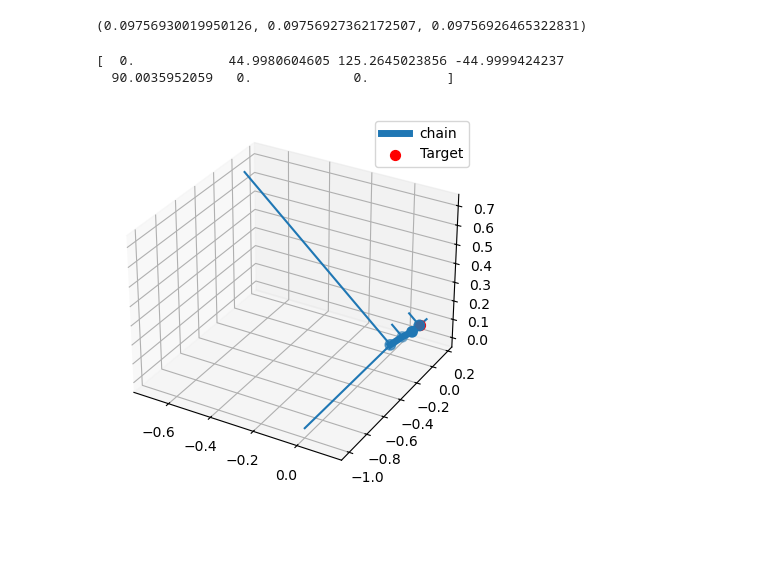
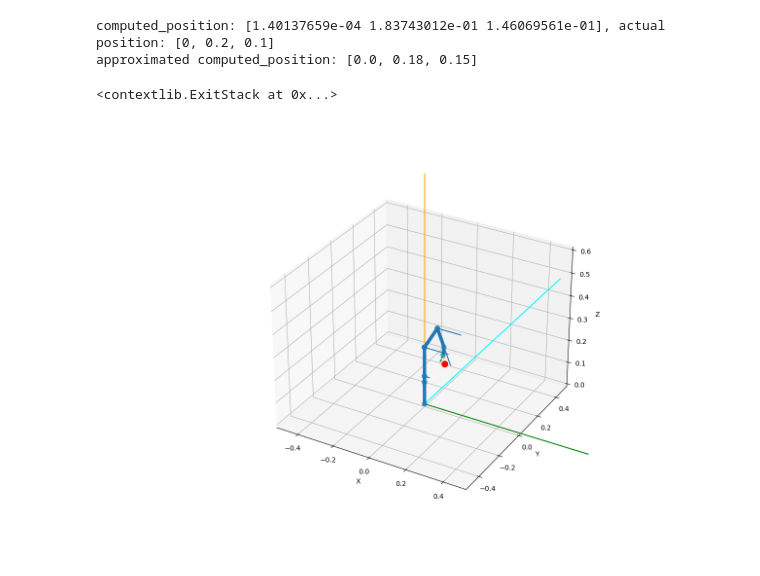
Before and after one commit to deltron-fr/robotic_arm, a Jupyter notebook: kinematics.ipynb, the cells around one changed output. Drawn from its saved outputs; the diff is of its cells as text; code cells hidden in the pictures; blank space fills up the shorter version.

```diff
--- a/kinematics.ipynb
+++ b/kinematics.ipynb
@@ -10 +11,7 @@ a2
+# %%
+arm_chain = Chain.from_urdf_file("robot.urdf", active_links_mask=[False, True, True, True, True, True, True])
+# %%
+target_position = [0, 0.2, 0.1]
+
+target_orientation = [-1, 0, 0]
 # %%
@@ -37,16 +47,7 @@ def forward_kinematics(thetas):
 # %%
 # !pip install ikpy
 # %%
-from ikpy.chain import Chain
+joint_angles = arm_chain.inverse_kinematics(target_position, target_orientation, orientation_mode="Y")
 
-arm_chain = Chain.from_urdf_file("robot.urdf")
-
-target_position = [0.1, 0.1, 0.1]
-
-joint_angles = arm_chain.inverse_kinematics(target_position)
-
-print("Joint angles:", joint_angles)
-
-print("End-effector pose:")
-print(arm_chain.forward_kinematics(joint_angles))
+print("Joint angles:", list(map(lambda x: math.degrees(x), joint_angles.tolist())))
 # %% [output]
@@ -75,27 +55,23 @@ print(fk_ikpy)
-# %%
-x = fk_ikpy[0, 3]
-y = fk_ikpy[1, 3]
-z = fk_ikpy[2, 3]
-x, y, z
-# %% [output]
-(0.09756930019950126, 0.09756927362172507, 0.09756926465322831)
-# %%
-print(np.degrees(joint_angles))
-# %% [output]
-[  0.            44.9980604605 125.2645023856 -44.9999424237
-  90.0035952059   0.             0.          ]
-# %%
-from ikpy.utils import plot as ikpy_plot
-import matplotlib.pyplot as plt
-
-calculated_angles = arm_chain.inverse_kinematics(target_position)
-fig = plt.figure()
-ax = fig.add_subplot(111, projection='3d')
-arm_chain.plot(calculated_angles, ax)
-ax.scatter(*target_position, color='red', s=50, label='Target')
-#ax.scatter(0, 0, 0, color='green', s=50, label='Base')
-
-ax.legend()
-plt.show()
-# %% [output]
-[figure, removed]
+# %%
+computed_position = arm_chain.forward_kinematics(joint_angles)
+approx_positions = list(map(lambda x: round(x, 2), computed_position[:3, 3]))
+print(f"computed_position: {computed_position[:3, 3]}, actual position: {target_position}")
+print(f"approximated computed_position: {approx_positions}")
+# %% [output]
+computed_position: [1.40137659e-04 1.83743012e-01 1.46069561e-01], actual position: [0, 0.2, 0.1]
+approximated computed_position: [0.0, 0.18, 0.15]
+# %%
+#%matplotlib inline
+%matplotlib widget
+import matplotlib.pyplot as plt
+fig, ax = ikpy_plot.init_3d_figure()
+fig.set_figheight(9)
+fig.set_figwidth(13)
+arm_chain.plot(joint_angles, ax, target=target_position)
+plt.xlim(-0.5, 0.5)
+plt.ylim(-0.5, 0.5)
+ax.set_zlim(0, 0.6)
+plt.ion()
+# %% [output]
+<contextlib.ExitStack at 0x...>
+[figure, added]
```
Also changed, not shown: parts of 11 cells of this notebook, 4 other files.
